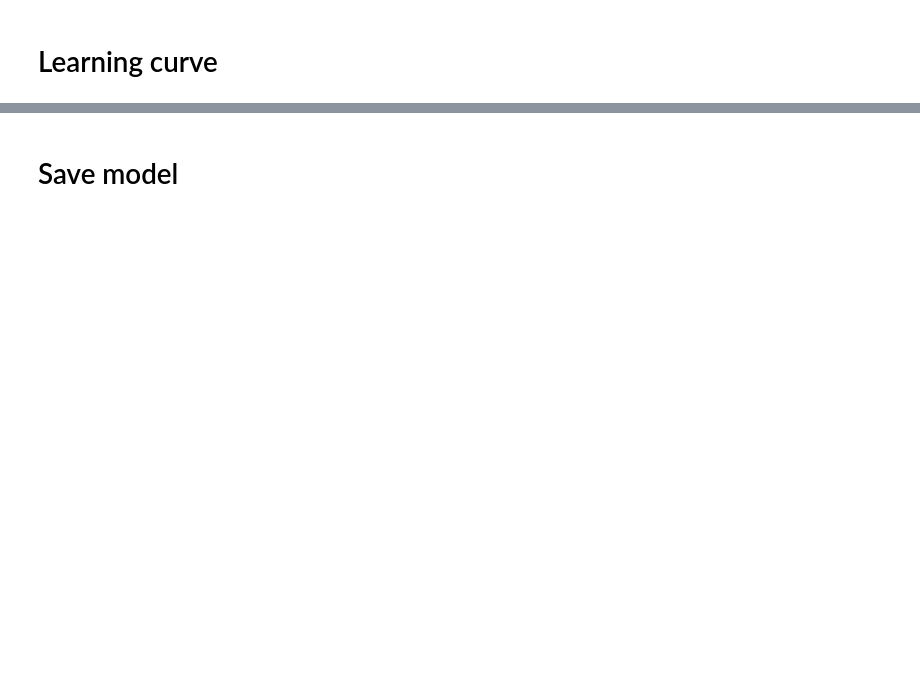
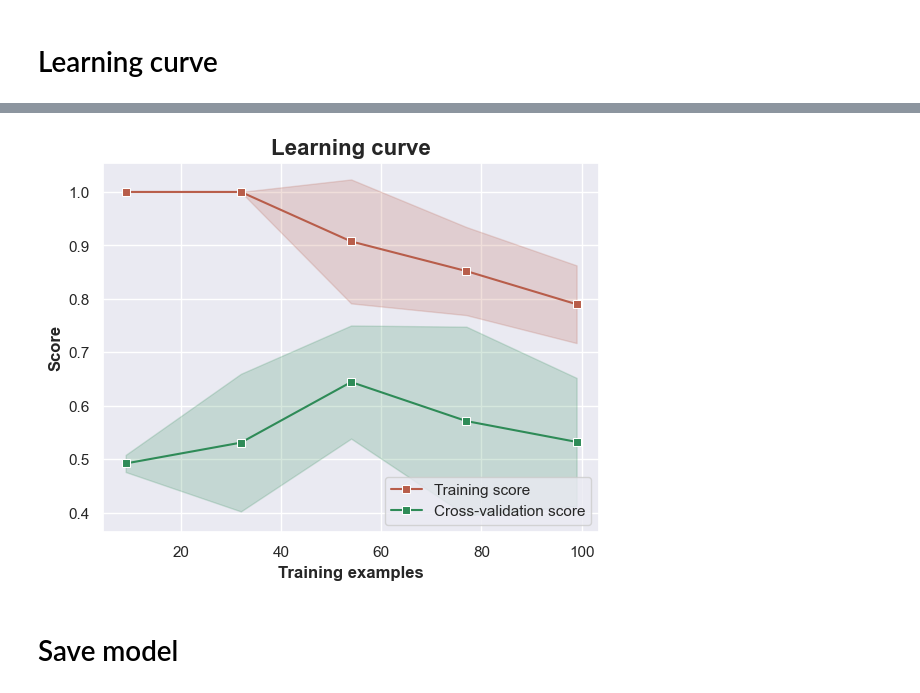
Before and after one commit to paolo-junior-mollica/machine-learning-project, a Jupyter notebook: src/monk/task-1/neural_network_training.ipynb, the cells around one changed output, grey strips where cells are left out. Saved outputs shown, nothing was run; the diff lists cells and outputs as text; code cells hidden in the pictures; blank space fills up the shorter version.

Commit message:
ongoing NN training for monk dataset

```diff
--- a/src/monk/task-1/neural_network_training.ipynb
+++ b/src/monk/task-1/neural_network_training.ipynb
@@ -136,0 +193,13 @@ plt.show()
+# %%
+from sklearn.model_selection import learning_curve
+
+train_sizes, train_scores, validation_scores = learning_curve(
+    estimator=final_model,
+    X=X_train,
+    y=y_train,
+    train_sizes=[0.1, 0.33, 0.55, 0.78, 1.],
+    cv=5,
+    n_jobs=-1,
+    verbose=2,
+    scoring='accuracy'
+)
@@ -137,3 +211,39 @@ plt.show()
+# %%
+train_scores_mean = np.mean(train_scores, axis=1)
+train_scores_std = np.std(train_scores, axis=1)
+validation_scores_mean = np.mean(validation_scores, axis=1)
+validation_scores_std = np.std(validation_scores, axis=1)
+# %%
+plt.figure()
+plt.title('Learning curve', fontweight='bold', fontsize=16)
+plt.xlabel('Training examples', fontweight='bold')
+plt.ylabel('Score', fontweight='bold')
+plt.grid(True)
+
+color1 = sns.dark_palette((20, 60, 50), input='husl')[-1]
+color2 = sns.dark_palette('seagreen')[-1]
+
+# Filling the area around the mean scores to indicate variability of the model's performance
+# The shaded area represents the range of scores (mean ± standard deviation) for each training set size
+plt.fill_between(
+    train_sizes, train_scores_mean - train_scores_std,
+                 train_scores_mean + train_scores_std, alpha=0.2, color=color1
+)
+plt.fill_between(
+    train_sizes, validation_scores_mean - validation_scores_std,
+                 validation_scores_mean + validation_scores_std, alpha=0.2, color=color2
+)
+
+# Mean score lines for training and validation
+sns.lineplot(x=train_sizes, y=train_scores_mean, marker='s', color=color1, label='Training score')
+sns.lineplot(x=train_sizes, y=validation_scores_mean, marker='s', color=color2, label='Cross-validation score')
+
+plt.legend(loc='lower right')
+
+save_plot(plt, IMAGES_FOLDER, 'learning_curve')
+plt.show()
+# %% [output]
+[figure, added]
 # %% [markdown]
 # Save model
 # %%
```
Also changed, not shown: parts of 10 cells of this notebook, 4 other files.
